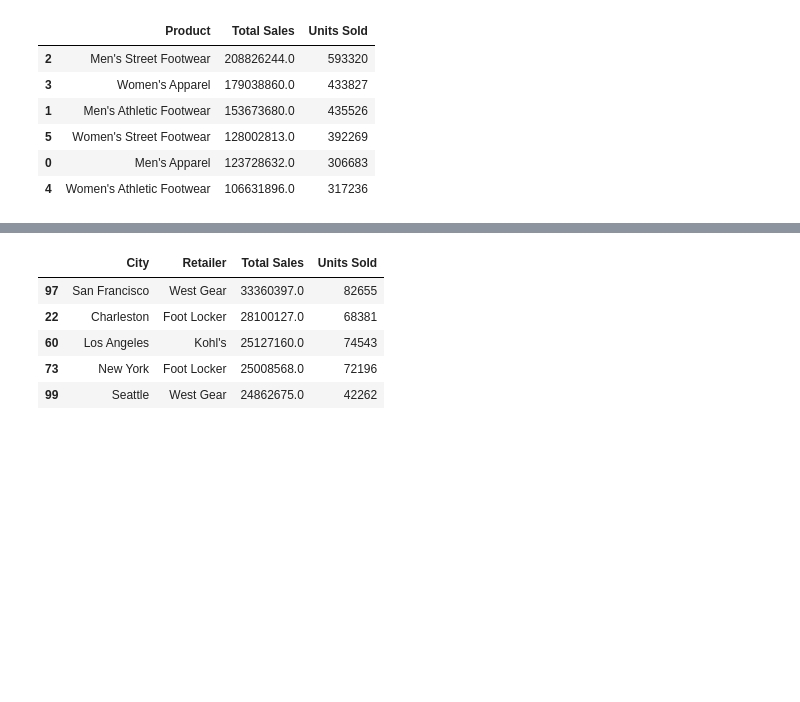
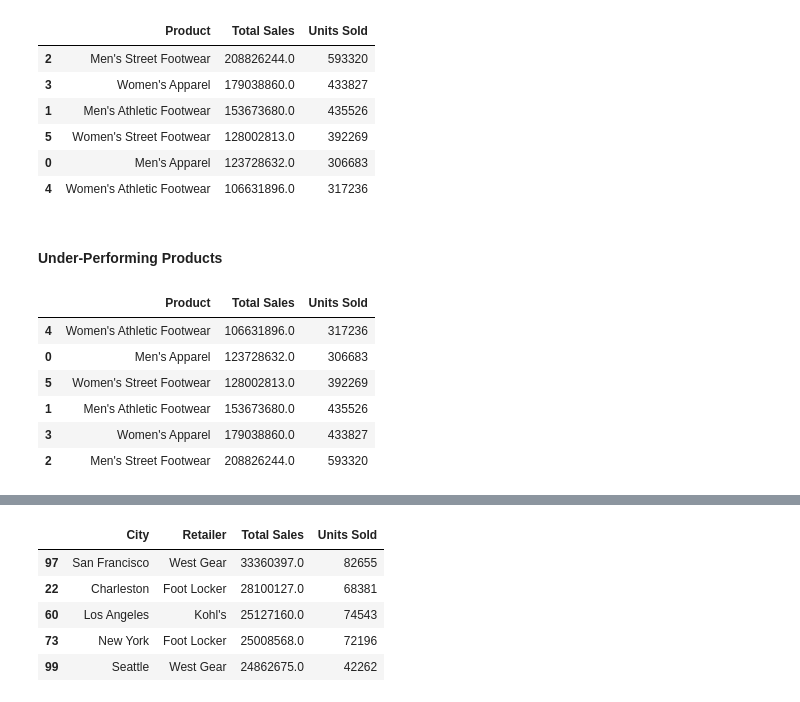
Before and after one commit to cphoenix-07/Adidas-Sales-Analysis, a Jupyter notebook: Analysis.ipynb, the cells around one changed output, grey strips where cells are left out. Drawn from its saved outputs; the diff is of its cells as text; code cells hidden in the pictures; blank space fills up the shorter version.

```diff
--- a/Analysis.ipynb
+++ b/Analysis.ipynb
@@ -135,3 +132,17 @@ top_performing_products
 | 5 | Women's Street Footwear | 128002813.0 | 392269 |
 | 0 | Men's Apparel | 123728632.0 | 306683 |
 | 4 | Women's Athletic Footwear | 106631896.0 | 317236 |
+# %% [markdown]
+#### Under-Performing Products
+# %%
+product_sales = df.groupby('Product').agg({'Total Sales':'sum', 'Units Sold':'sum'}).reset_index()
+top_performing_products = product_sales.sort_values(by='Total Sales', ascending=True)
+top_performing_products
+# %% [output]
+|  | Product | Total Sales | Units Sold |
+| 4 | Women's Athletic Footwear | 106631896.0 | 317236 |
+| 0 | Men's Apparel | 123728632.0 | 306683 |
+| 5 | Women's Street Footwear | 128002813.0 | 392269 |
+| 1 | Men's Athletic Footwear | 153673680.0 | 435526 |
+| 3 | Women's Apparel | 179038860.0 | 433827 |
+| 2 | Men's Street Footwear | 208826244.0 | 593320 |
```
Also changed, not shown: parts of 39 cells of this notebook.
